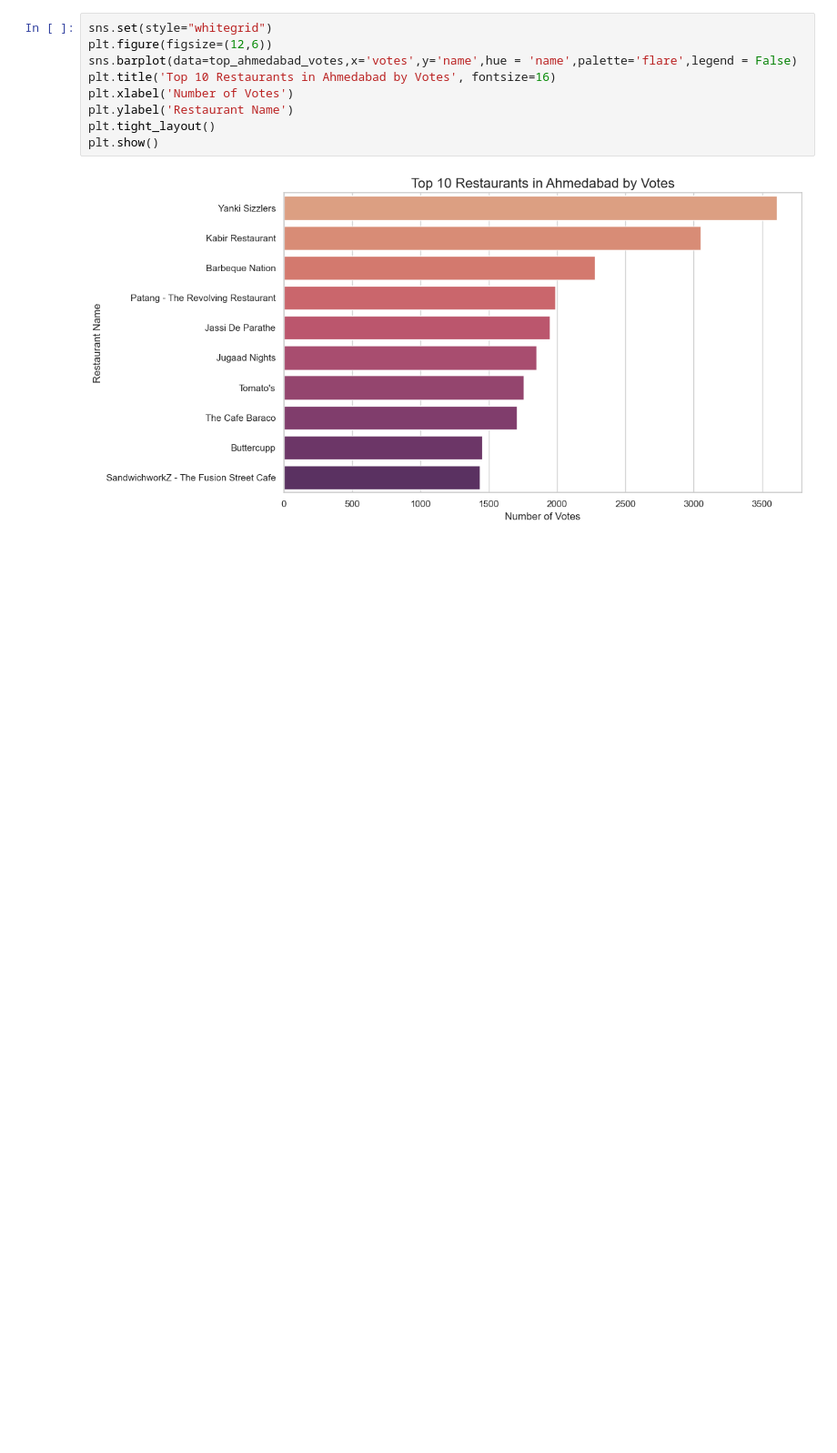
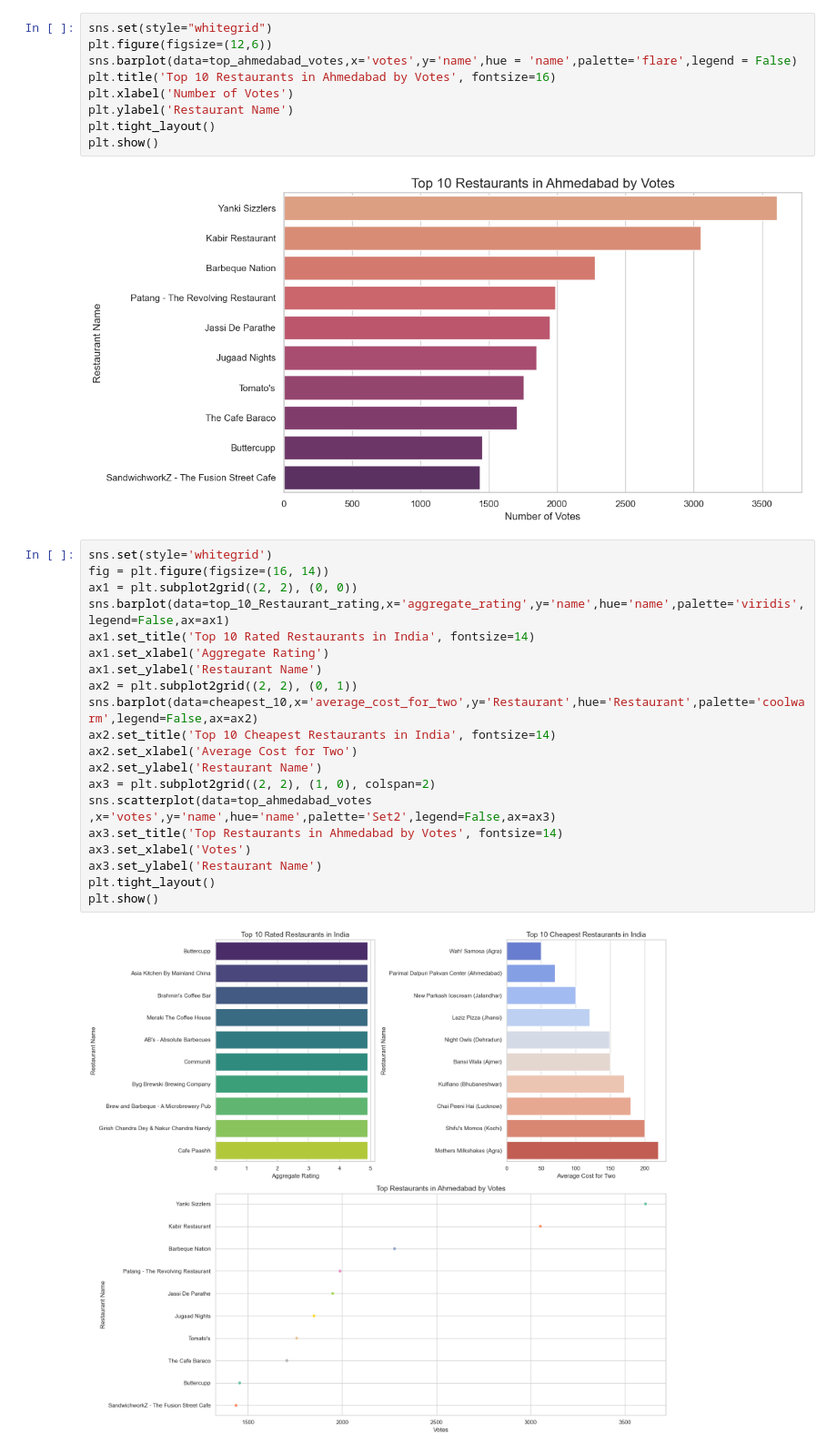
Before and after one commit to Parvashukla26/Zomato-Restaurant-EDA, a Jupyter notebook: Zomato_Restaurant_Data_Analysis.ipynb, the cells around one changed output. Shown: that part at 91% size. Saved outputs shown, nothing was run; the diff lists cells and outputs as text; blank space fills up the shorter version.

```diff
--- a/Zomato_Restaurant_Data_Analysis.ipynb
+++ b/Zomato_Restaurant_Data_Analysis.ipynb
@@ -295,3 +295,25 @@ plt.tight_layout()
 plt.show()
 # %% [output]
 [figure]
+# %%
+sns.set(style='whitegrid')
+fig = plt.figure(figsize=(16, 14))
+ax1 = plt.subplot2grid((2, 2), (0, 0))
+sns.barplot(data=top_10_Restaurant_rating,x='aggregate_rating',y='name',hue='name',palette='viridis',legend=False,ax=ax1)
+ax1.set_title('Top 10 Rated Restaurants in India', fontsize=14)
+ax1.set_xlabel('Aggregate Rating')
+ax1.set_ylabel('Restaurant Name')
+ax2 = plt.subplot2grid((2, 2), (0, 1))
+sns.barplot(data=cheapest_10,x='average_cost_for_two',y='Restaurant',hue='Restaurant',palette='coolwarm',legend=False,ax=ax2)
+ax2.set_title('Top 10 Cheapest Restaurants in India', fontsize=14)
+ax2.set_xlabel('Average Cost for Two')
+ax2.set_ylabel('Restaurant Name')
+ax3 = plt.subplot2grid((2, 2), (1, 0), colspan=2)
+sns.scatterplot(data=top_ahmedabad_votes ,x='votes',y='name',hue='name',palette='Set2',legend=False,ax=ax3)
+ax3.set_title('Top Restaurants in Ahmedabad by Votes', fontsize=14)
+ax3.set_xlabel('Votes')
+ax3.set_ylabel('Restaurant Name')
+plt.tight_layout()
+plt.show()
+# %% [output]
+[figure, added]
```
Also changed, not shown: 1 other file.
